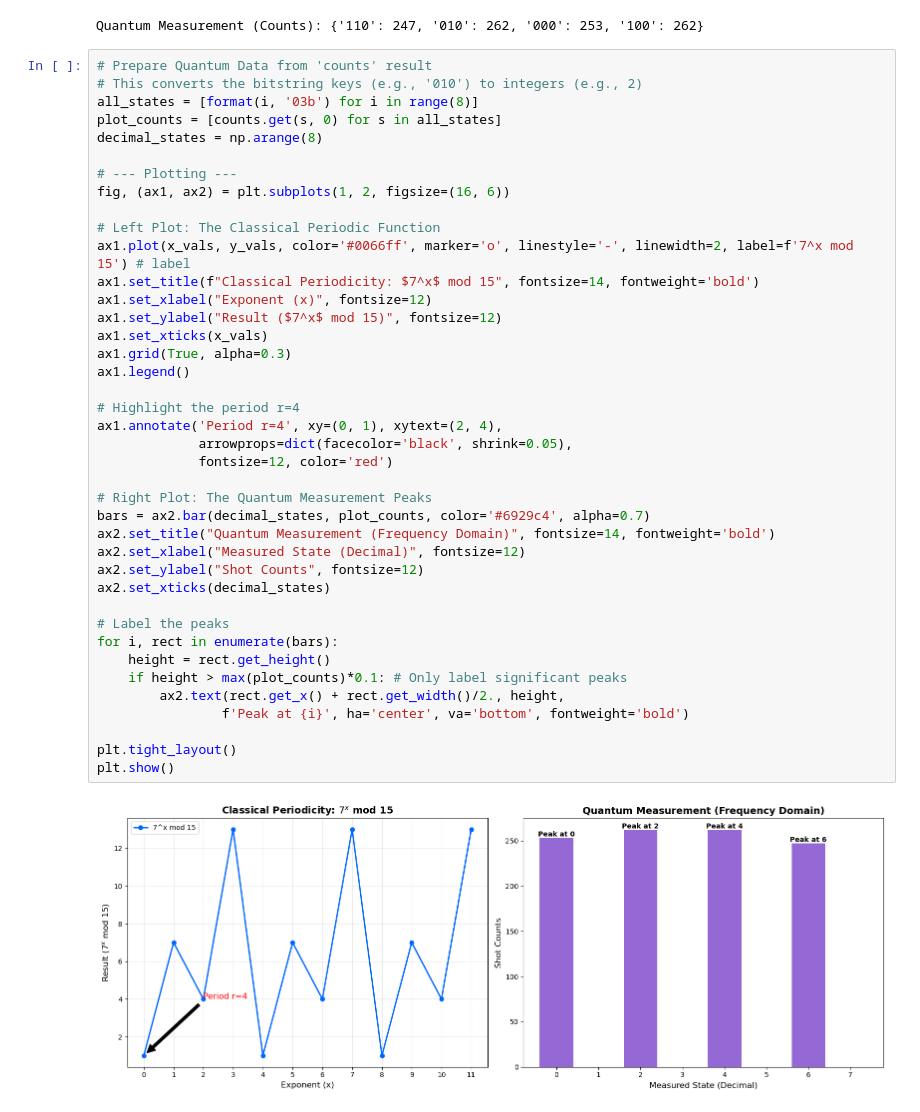
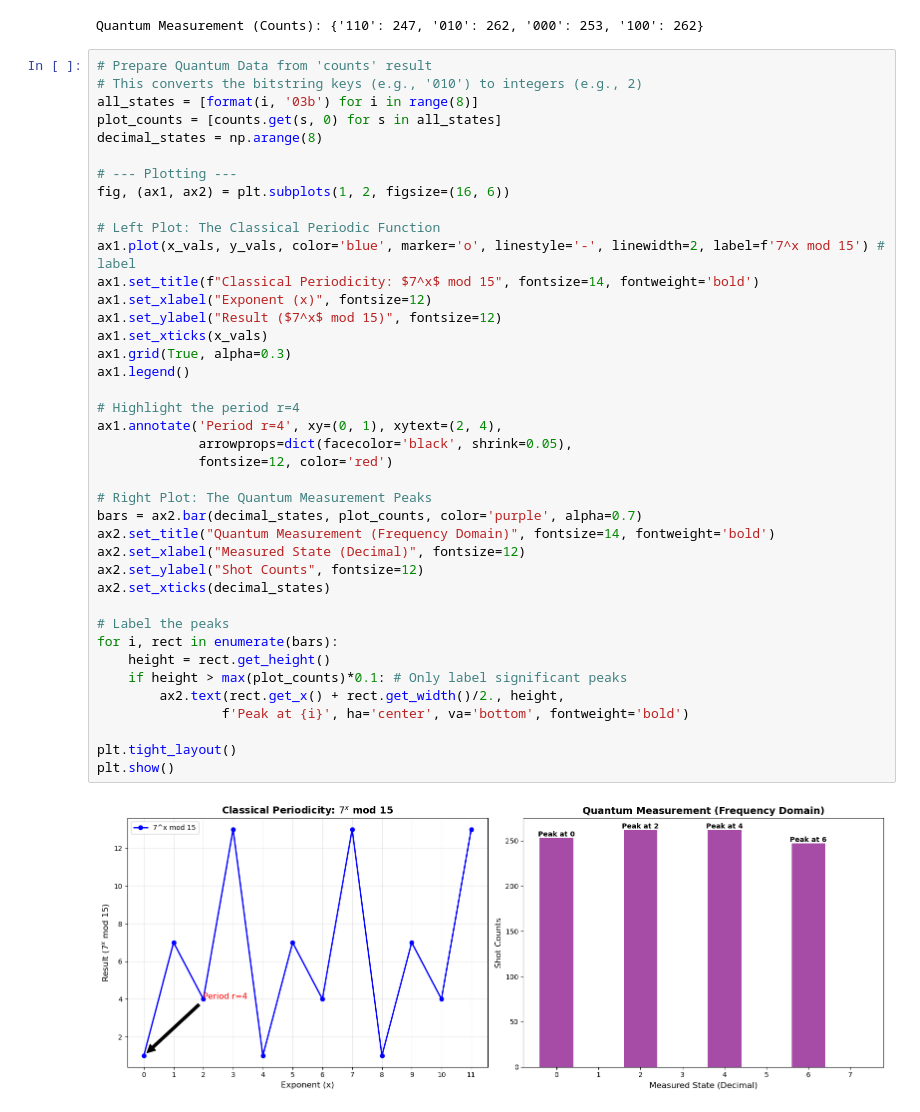
Before and after one commit to liliIvanova/SoftUniCources, a Jupyter notebook: Math_Concepts_for_Developers/Project/ML-DSA_Project.ipynb, the cells around one changed output. Cells and saved outputs as stored; diff of their text form.

```diff
--- a/Math_Concepts_for_Developers/Project/ML-DSA_Project.ipynb
+++ b/Math_Concepts_for_Developers/Project/ML-DSA_Project.ipynb
@@ -1098,35 +1070,35 @@ decimal_states = np.arange(8)
 fig, (ax1, ax2) = plt.subplots(1, 2, figsize=(16, 6))
 
 # Left Plot: The Classical Periodic Function
-ax1.plot(x_vals, y_vals, color='#0066ff', marker='o', linestyle='-', linewidth=2, label=f'7^x mod 15') # label
+ax1.plot(x_vals, y_vals, color='blue', marker='o', linestyle='-', linewidth=2, label=f'7^x mod 15') # label
 ax1.set_title(f"Classical Periodicity: $7^x$ mod 15", fontsize=14, fontweight='bold')
 ax1.set_xlabel("Exponent (x)", fontsize=12)
 ax1.set_ylabel("Result ($7^x$ mod 15)", fontsize=12)
 ax1.set_xticks(x_vals)
 ax1.grid(True, alpha=0.3)
 ax1.legend()
 
 # Highlight the period r=4
 ax1.annotate('Period r=4', xy=(0, 1), xytext=(2, 4),
              arrowprops=dict(facecolor='black', shrink=0.05),
              fontsize=12, color='red')
 
 # Right Plot: The Quantum Measurement Peaks
-bars = ax2.bar(decimal_states, plot_counts, color='#6929c4', alpha=0.7)
+bars = ax2.bar(decimal_states, plot_counts, color='purple', alpha=0.7)
 ax2.set_title("Quantum Measurement (Frequency Domain)", fontsize=14, fontweight='bold')
 ax2.set_xlabel("Measured State (Decimal)", fontsize=12)
 ax2.set_ylabel("Shot Counts", fontsize=12)
 ax2.set_xticks(decimal_states)
 
 # Label the peaks
 for i, rect in enumerate(bars):
     height = rect.get_height()
     if height > max(plot_counts)*0.1: # Only label significant peaks
         ax2.text(rect.get_x() + rect.get_width()/2., height,
                 f'Peak at {i}', ha='center', va='bottom', fontweight='bold')
 
 plt.tight_layout()
 plt.show()
 # %% [output]
-[figure, old version]
+[figure, new version]
 # %% [markdown]
```
Also changed, not shown: parts of 41 cells of this notebook, 1 other file.
